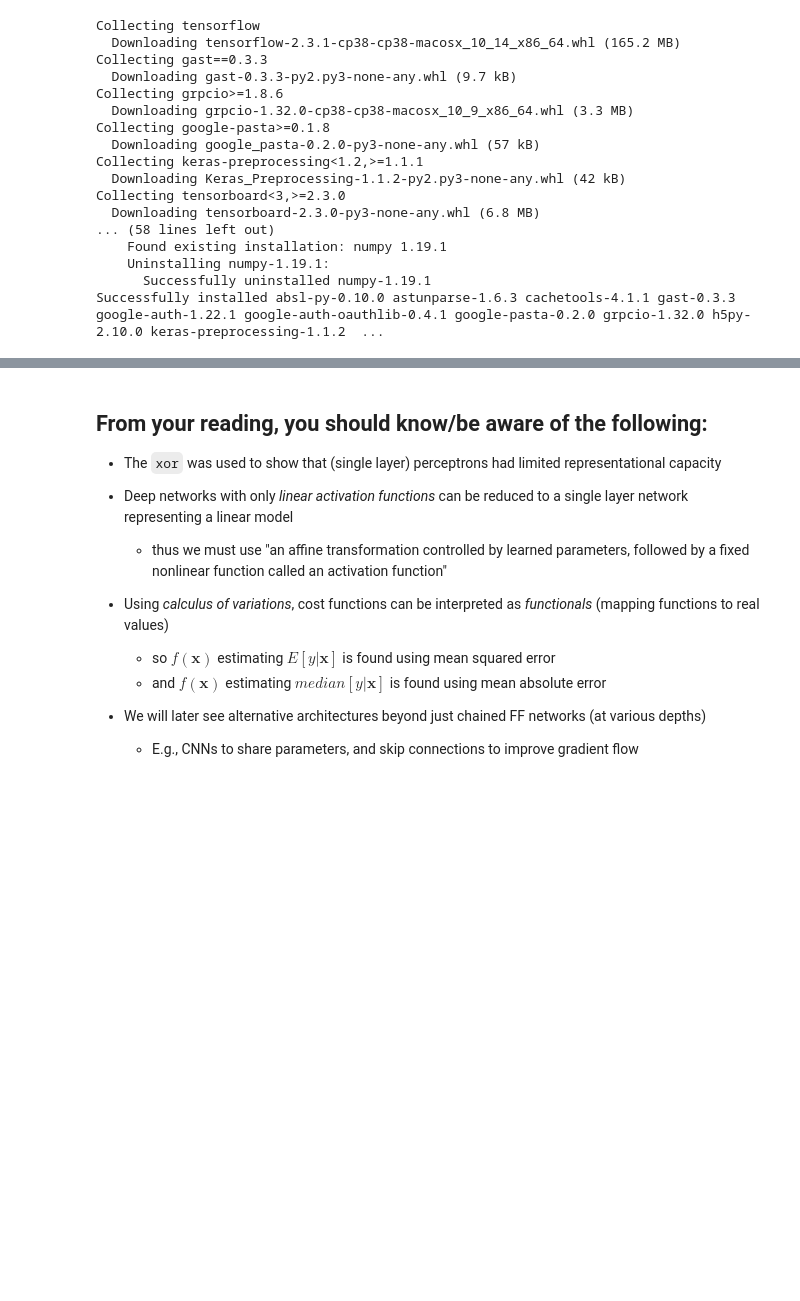
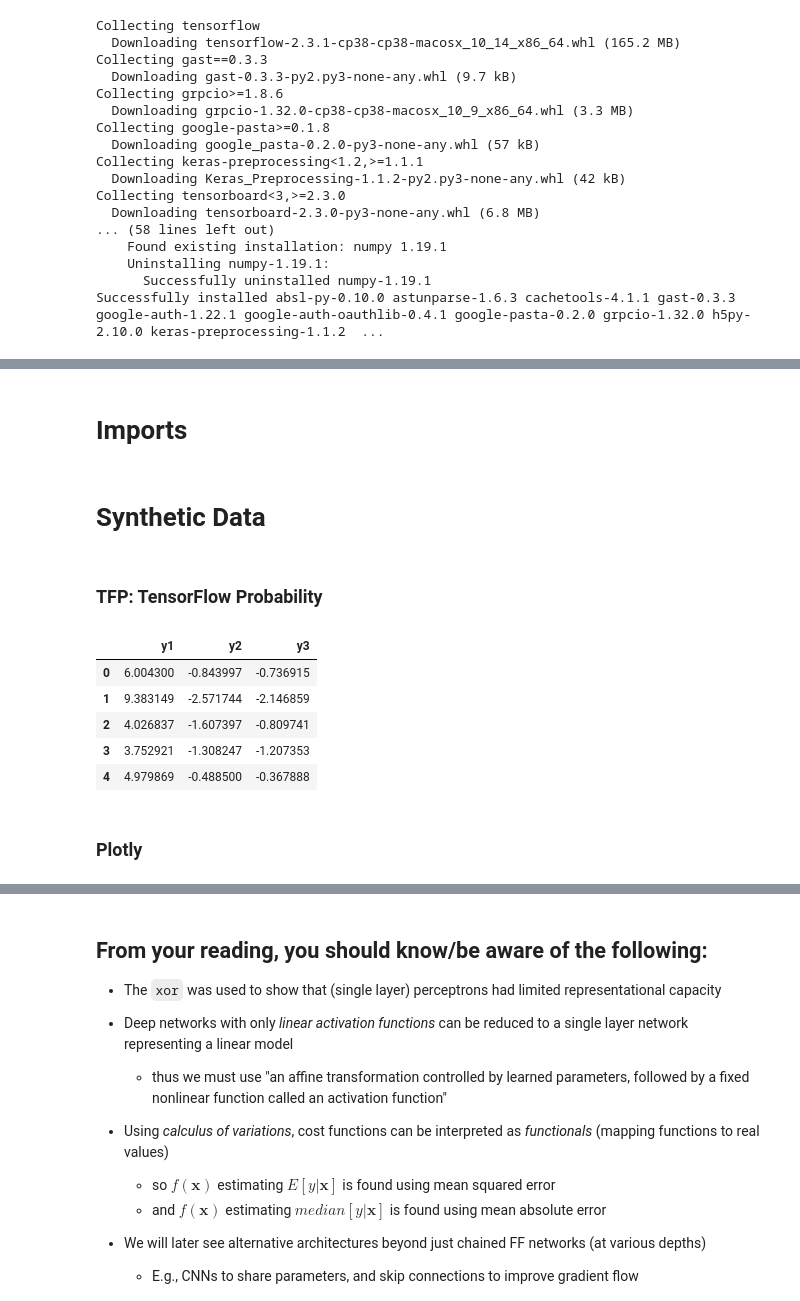
Before and after one commit to pointOfive/sixty_sixteen, a Jupyter notebook: L3.ipynb, the cells around one changed output, grey strips where cells are left out. Saved outputs shown, nothing was run; the diff lists cells and outputs as text; code cells hidden in the pictures; blank space fills up the shorter version.

```diff
--- a/L3.ipynb
+++ b/L3.ipynb
@@ -64,3 +60,0 @@ from scipy import stats
-# %%
-n = 1000
-x = stats.uniform(0,10).rvs(n)
@@ -139,0 +98,20 @@ or, exceptiallence actuallutely
+# %% [markdown]
+# Imports
+# %%
+# https://keras.io/getting_started/intro_to_keras_for_engineers/
+# https://www.tensorflow.org/probability/overview
+
+import tensorflow as tf
+from tensorflow import keras
+from tensorflow.keras import layers
+import tensorflow_probability as tfp
+tfd = tfp.distributions
+
+import numpy as np
+from scipy import stats
+
+#import plotly.express as px
+import plotly.graph_objects as go
+import pandas as pd
+# %% [markdown]
+# Synthetic Data
@@ -139,0 +149,28 @@ or, exceptiallence actuallutely
+# %% [markdown]
+### TFP: TensorFlow Probability
+# %%
+# https://www.tensorflow.org/probability/api_docs/python/tfp/distributions/MultivariateNormalFullCovariance
+
+scale=0.1
+mvn_1 = tfd.MultivariateNormalTriL(loc=mu_1,
+                                   scale_tril=scale*tf.linalg.cholesky(cov_1))
+mvn_2 = tfd.MultivariateNormalTriL(loc=mu_2,
+                                   scale_tril=scale*tf.linalg.cholesky(cov_2))
+mvn_3 = tfd.MultivariateNormalTriL(loc=mu_3,
+                                   scale_tril=scale*tf.linalg.cholesky(cov_3))
+
+mm = np.row_stack([mvn_1.sample().numpy(),
+                   mvn_2.sample().numpy(),
+                   mvn_3.sample().numpy()])
+
+df = pd.DataFrame(mm, columns=['y1','y2','y3'])
+df.head()
+# %% [output]
+|  | y1 | y2 | y3 |
+| 0 | 6.004300 | -0.843997 | -0.736915 |
+| 1 | 9.383149 | -2.571744 | -2.146859 |
+| 2 | 4.026837 | -1.607397 | -0.809741 |
+| 3 | 3.752921 | -1.308247 | -1.207353 |
+| 4 | 4.979869 | -0.488500 | -0.367888 |
+# %% [markdown]
+### Plotly
```
Also changed, not shown: parts of 53 cells of this notebook, 2 other files.
